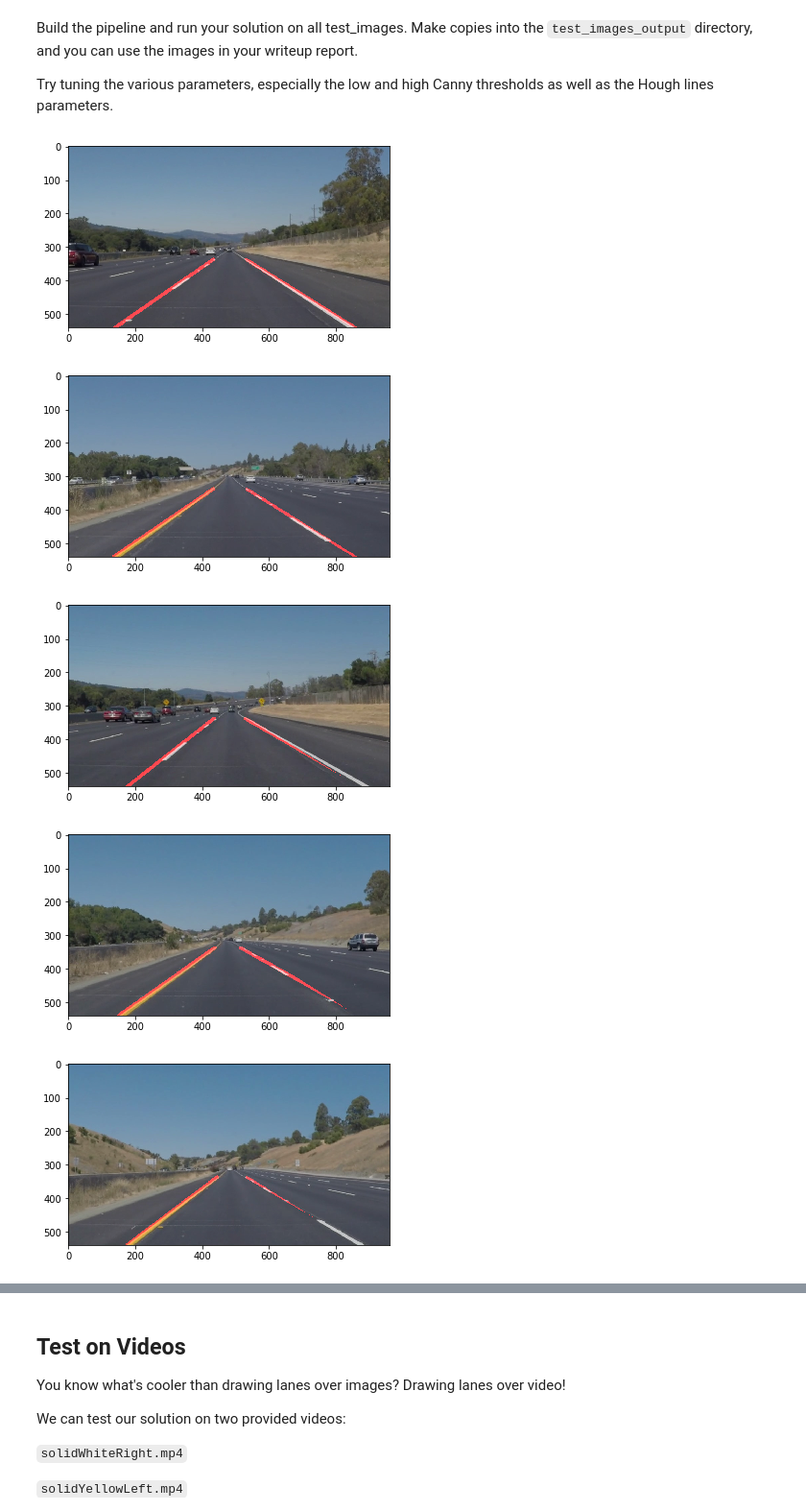
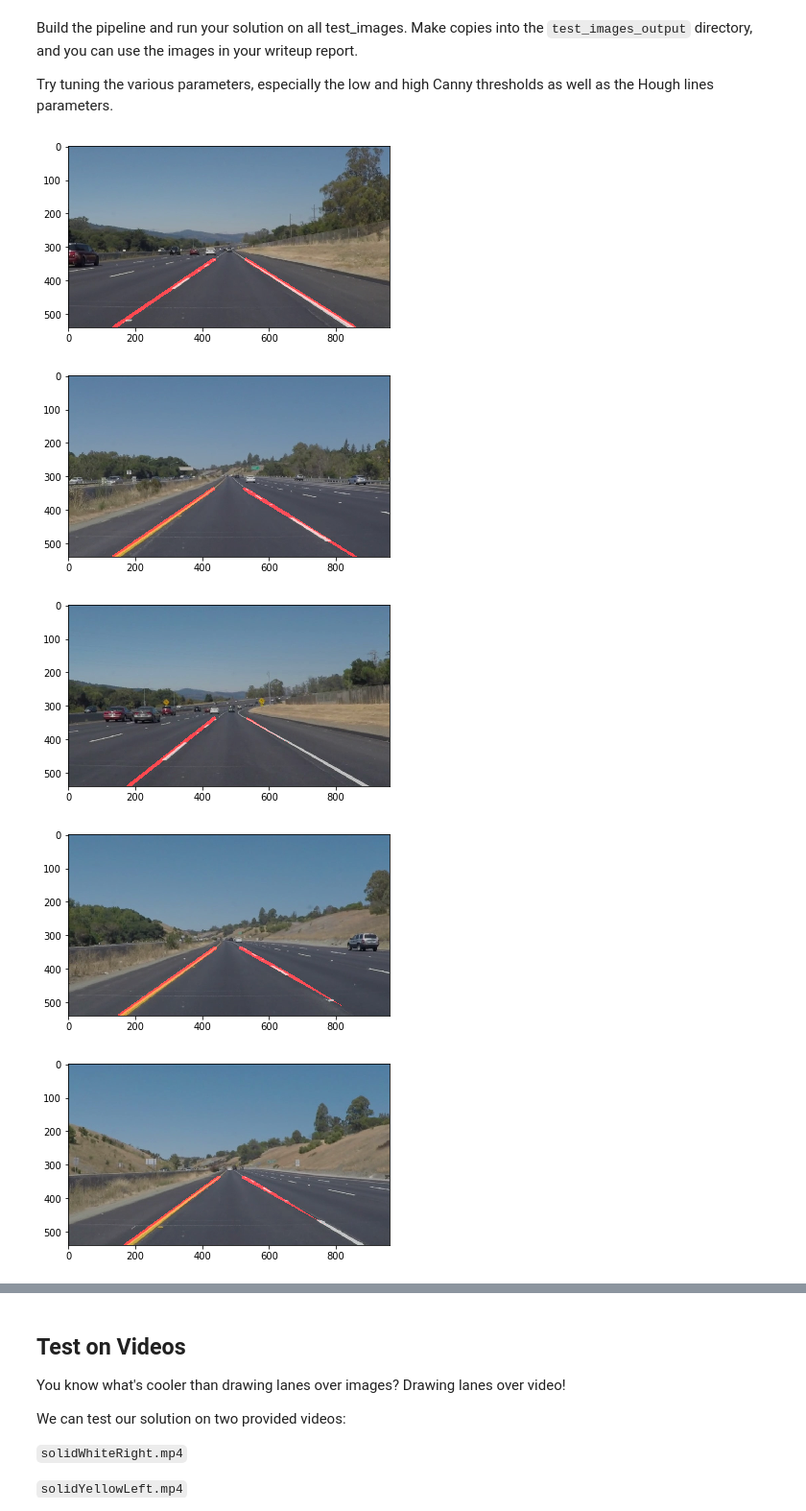
Before and after one commit to bodsul/CarND-LaneLines-P1, a Jupyter notebook: P1.ipynb, the cells around one changed output, grey strips where cells are left out. Shown at 96% size. Cells and saved outputs as stored; diff of their text form; code cells hidden in the pictures.

```diff
--- a/P1.ipynb
+++ b/P1.ipynb
@@ -125,7 +125,6 @@ def region_of_interest(img, vertices):
     masked_image = cv2.bitwise_and(img, mask)
     return masked_image
 
-
 def draw_lines(img, lines, color=[255, 0, 0], thickness=2):
     """
     NOTE: this is the function you might want to use as a starting point once you want to
@@ -162,10 +161,13 @@ def draw_lines(img, lines, color=[255, 0, 0], thickness=2):
                 neg_slopes.append(slope)
                 neg_intercepts.append(intercept)
 
-    avg_pos_slope = sum(pos_slopes)/float(len(pos_slopes))
-    avg_pos_int = sum(pos_intercepts)/float(len(pos_intercepts))
-    avg_neg_slope = sum(neg_slopes)/float(len(neg_slopes))
-    avg_neg_int = sum(neg_intercepts)/float(len(neg_intercepts))
+    if len(pos_slopes) != 0:
+        avg_pos_slope = sum(pos_slopes)/float(len(pos_slopes))
+        avg_pos_int = sum(pos_intercepts)/float(len(pos_intercepts))
+
+    if len(neg_slopes) != 0:
+        avg_neg_slope = sum(neg_slopes)/float(len(neg_slopes))
+        avg_neg_int = sum(neg_intercepts)/float(len(neg_intercepts))
 
     min_pos_dev = float('inf')
     min_neg_dev = float('inf')
@@ -179,27 +181,33 @@ def draw_lines(img, lines, color=[255, 0, 0], thickness=2):
                 continue
             slope = (y2 - y1)/(x2 - x1)
             intercept = y1-x1*slope
-            if slope > 0:
+            if slope > 0 and len(pos_slopes) != 0:
                 dev = (slope - avg_pos_slope)**2 + (intercept - avg_pos_int)**2
                 if dev < min_pos_dev:
                     min_pos_dev = dev
                     best_right_line[0] = slope
                     best_right_line[1] = intercept
-            if slope < 0:
+            if slope < 0 and len(neg_slopes) != 0:
                 dev = (slope - avg_neg_slope)**2 + (intercept - avg_neg_int)**2
                 if dev < min_neg_dev:
                     min_neg_dev = dev
                     best_left_line[0] = slope
                     best_left_line[1] = intercept
 
+    #print (best_left_line)
+    #print (best_right_line)
+
     y_beg = img.shape[0]
     y_end = img.shape[0]/1.6
-    x_beg = (y_beg - best_right_line[1])/best_right_line[0]
-    x_end = (y_end - best_right_line[1])/best_right_line[0]
-    cv2.line(img, (int(x_beg), y_beg), (int(x_end), int(y_end)), color, 5*thickness)
-    x_beg = (y_beg - best_left_line[1])/best_left_line[0]
-    x_end = (y_end - best_left_line[1])/best_left_line[0]
-    cv2.line(img, (int(x_beg), y_beg), (int(x_end), int(y_end)), color, 5*thickness)
+    if len(pos_slopes) != 0:
+        x_beg = (y_beg - best_right_line[1])/best_right_line[0]
+        x_end = (y_end - best_right_line[1])/best_right_line[0]
+        cv2.line(img, (int(x_beg), y_beg), (int(x_end), int(y_end)), color, 5*thickness)
+
+    if len(neg_slopes) != 0:
+        x_beg = (y_beg - best_left_line[1])/best_left_line[0]
+        x_end = (y_end - best_left_line[1])/best_left_line[0]
+        cv2.line(img, (int(x_beg), y_beg), (int(x_end), int(y_end)), color, 5*thickness)
 
 def hough_lines(img, rho, theta, threshold, min_line_len, max_line_gap):
     """
@@ -265,16 +273,16 @@ class Pipeline:
         self.images.extend([mpimg.imread(self.inp + file) for file in self.files ])
 
     def detect_lines(self):
-        kernel_size = 5
-        rho = 1
+        kernel_size = 3
+        rho = 2
         theta = np.pi/180
-        threshold = 30
-        min_line_length = 40
+        threshold = 80
+        min_line_length = 100
         max_line_gap = 100
         for img in self.images:
             gray = cv2.cvtColor(img, cv2.COLOR_RGB2GRAY)
             blur_gray = gaussian_blur(gray, kernel_size)
-            line_img = canny(blur_gray, 245, 300)
+            line_img = canny(blur_gray, 220, 350)
             hough_line_img = hough_lines(line_img, rho, theta, threshold, min_line_length, max_line_gap);
             height = img.shape[0]
             width = img.shape[1]
@@ -283,34 +291,34 @@ class Pipeline:
             res = weighted_img(roi_line_img, img)
             self.result.append(res)
 
     def save_result(self):
         for j in range(len(self.files)):
             cv2.imwrite(self.out + self.files[j] + '_lanes', cv2.cvtColor(self.result[j], cv2.COLOR_RGB2BGR))
 
     def show_result(self):
         for img in self.result:
             plt.imshow(img, cmap='Greys_r')
             plt.show()
 
     def run_on_dir(self):
         self.load_data_from_dir()
         self.detect_lines()
         self.show_result()
         self.save_result()
 
 
     def run_on_img(self, img):
         self.images = [img]
         self.detect_lines()
         return self.result[0]
 
 
 flow = Pipeline("test_images/", "test_images_output/")
 flow.run_on_dir()
 # %% [output]
 [figure]
 [figure]
-[figure, old version]
+[figure, new version]
 [figure]
 [figure]
 [figure]
```
Also changed, not shown: parts of 3 cells of this notebook, 9 other files.
